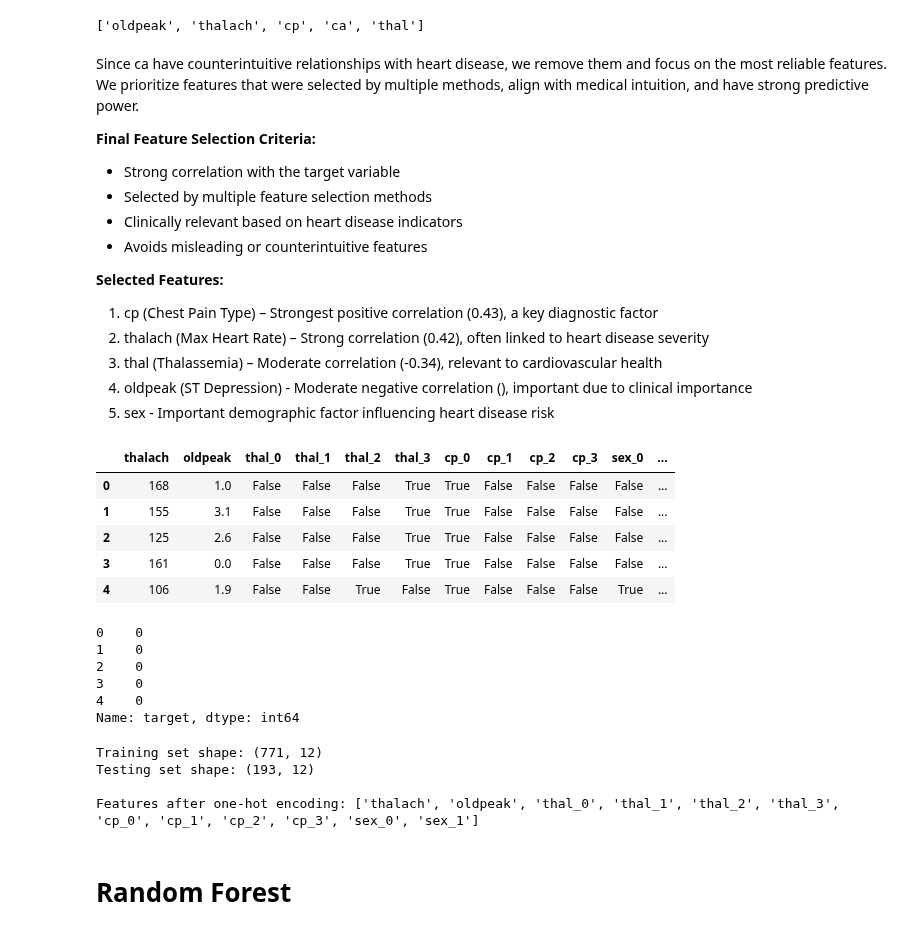
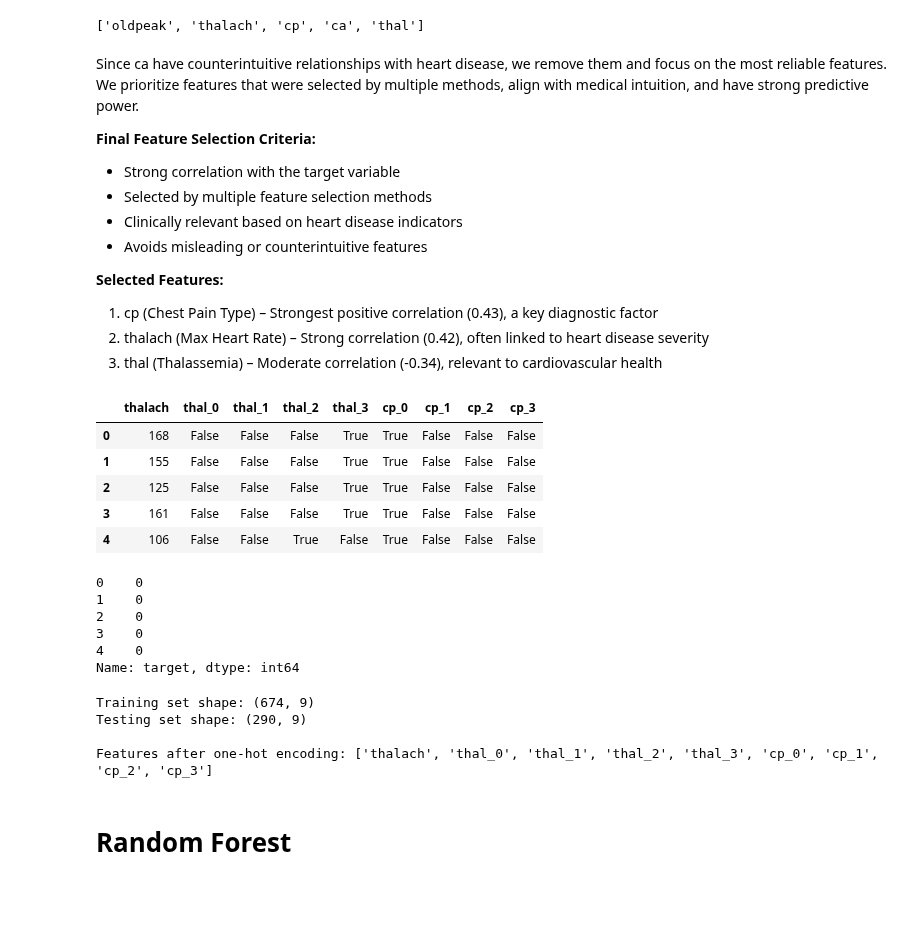
Before and after one commit to omisdami/GROUP1_HEART-DISEASE-, a Jupyter notebook: Heart Disease Classification.ipynb, the cells around one changed output. Cells and saved outputs as stored; diff of their text form; code cells hidden in the pictures; blank space fills up the shorter version.

```diff
--- a/Heart Disease Classification.ipynb
+++ b/Heart Disease Classification.ipynb
@@ -474,19 +474,17 @@ Since ca have counterintuitive relationships with heart disease, we remove them
  1. cp (Chest Pain Type) – Strongest positive correlation (0.43), a key diagnostic factor
  2. thalach (Max Heart Rate) – Strong correlation (0.42), often linked to heart disease severity
  3. thal (Thalassemia) – Moderate correlation (-0.34), relevant to cardiovascular health
- 4. oldpeak (ST Depression) - Moderate negative correlation (), important due to clinical importance
- 5. sex -  Important demographic factor influencing heart disease risk
 # %%
-X_fs = X[['cp', 'thalach', 'thal', 'oldpeak', 'sex']]
-X_fs = pd.get_dummies(X_fs, columns=['thal', 'cp', 'sex'])
+X_fs = X[['cp', 'thalach', 'thal']]
+X_fs = pd.get_dummies(X_fs, columns=['thal', 'cp'])
 X_fs.head()
 # %% [output]
-|  | thalach | oldpeak | thal_0 | thal_1 | thal_2 | thal_3 | cp_0 | cp_1 | cp_2 | cp_3 | sex_0 | ... |
-| 0 | 168 | 1.0 | False | False | False | True | True | False | False | False | False | ... |
-| 1 | 155 | 3.1 | False | False | False | True | True | False | False | False | False | ... |
-| 2 | 125 | 2.6 | False | False | False | True | True | False | False | False | False | ... |
-| 3 | 161 | 0.0 | False | False | False | True | True | False | False | False | False | ... |
-| 4 | 106 | 1.9 | False | False | True | False | True | False | False | False | True | ... |
+|  | thalach | thal_0 | thal_1 | thal_2 | thal_3 | cp_0 | cp_1 | cp_2 | cp_3 |
+| 0 | 168 | False | False | False | True | True | False | False | False |
+| 1 | 155 | False | False | False | True | True | False | False | False |
+| 2 | 125 | False | False | False | True | True | False | False | False |
+| 3 | 161 | False | False | False | True | True | False | False | False |
+| 4 | 106 | False | False | True | False | True | False | False | False |
 # %%
 y.head()
 # %% [output]
@@ -497,16 +495,16 @@ y.head()
 4    0
 Name: target, dtype: int64
 # %%
-X_train_fs, X_test_fs, y_train_fs, y_test_fs = train_test_split(X_fs, y, test_size=0.2, random_state=42)
+X_train_fs, X_test_fs, y_train_fs, y_test_fs = train_test_split(X_fs, y, test_size=0.3, random_state=42)
 
 print("\nTraining set shape:", X_train_fs.shape)
 print("Testing set shape:", X_test_fs.shape)
 print("\nFeatures after one-hot encoding:", X_train_fs.columns.tolist())
 # %% [output]
-Training set shape: (771, 12)
-Testing set shape: (193, 12)
+Training set shape: (674, 9)
+Testing set shape: (290, 9)
 
-Features after one-hot encoding: ['thalach', 'oldpeak', 'thal_0', 'thal_1', 'thal_2', 'thal_3', 'cp_0', 'cp_1', 'cp_2', 'cp_3', 'sex_0', 'sex_1']
+Features after one-hot encoding: ['thalach', 'thal_0', 'thal_1', 'thal_2', 'thal_3', 'cp_0', 'cp_1', 'cp_2', 'cp_3']
 # %% [markdown]
 # Random Forest
 # %% [markdown]
```
Also changed, not shown: parts of 5 cells of this notebook.
